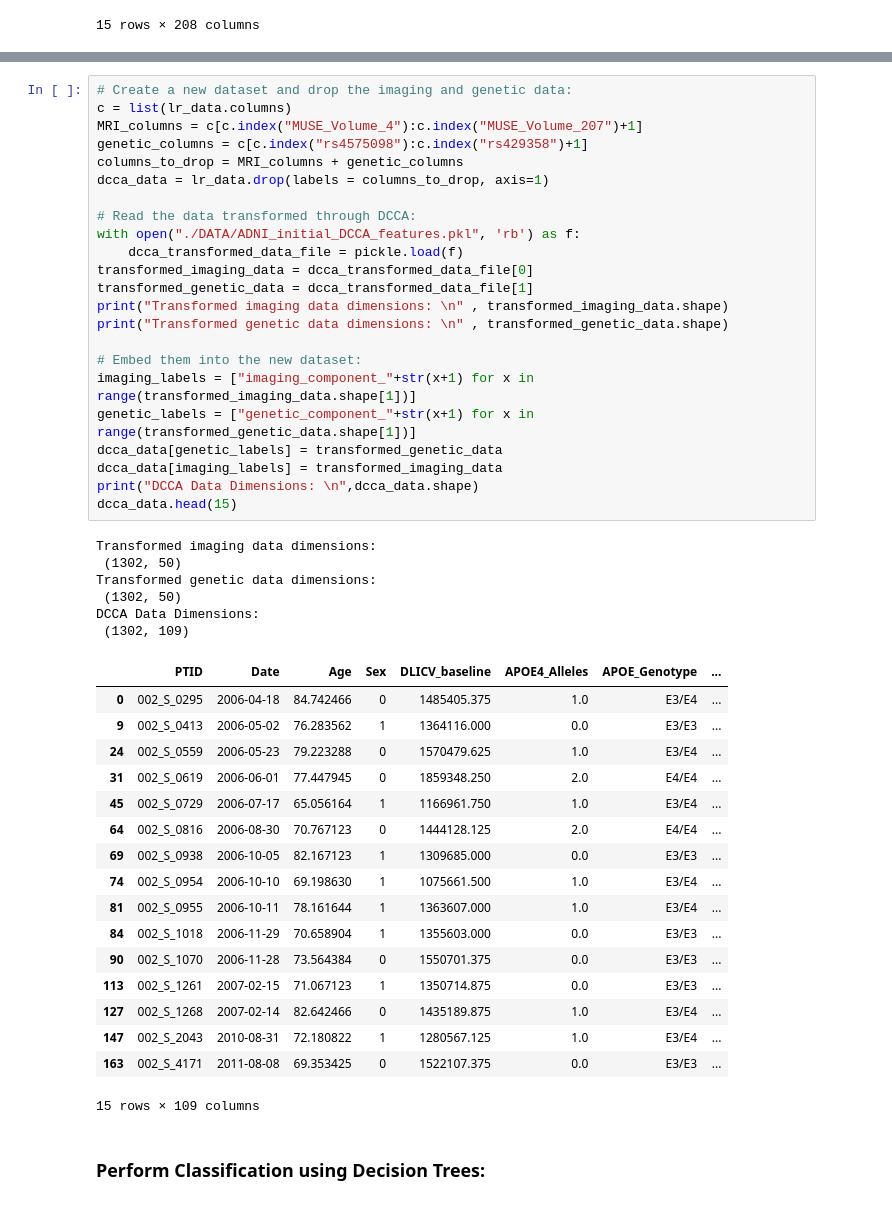
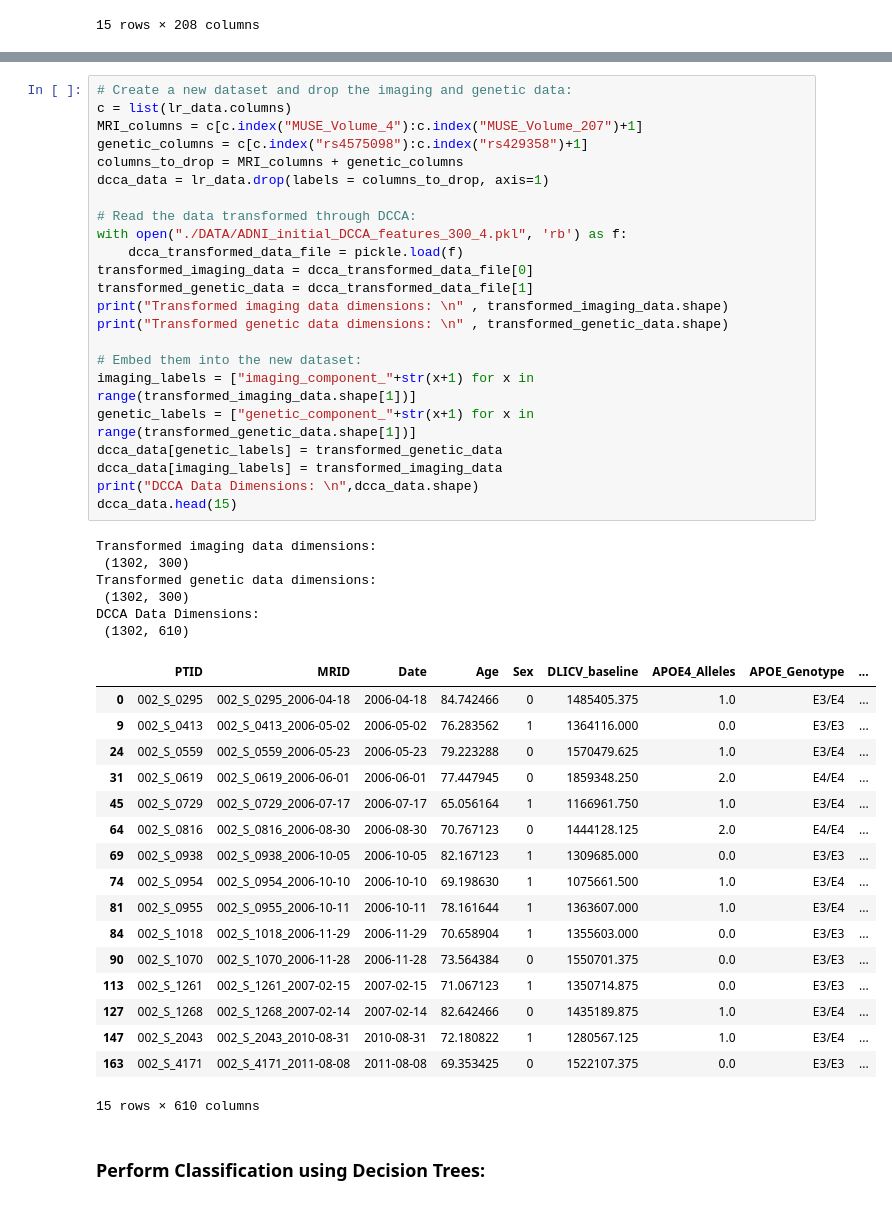
Before and after one commit to georgeaidinis/Dissertation, a Jupyter notebook: DeepCCA Model/ADNI Classification DTs.ipynb, the cells around one changed output, grey strips where cells are left out. Drawn from its saved outputs; the diff is of its cells as text.

```diff
--- a/DeepCCA Model/ADNI Classification DTs.ipynb
+++ b/DeepCCA Model/ADNI Classification DTs.ipynb
@@ -117,50 +127,50 @@ lr_data.head(15)
 # %%
 # Create a new dataset and drop the imaging and genetic data:
 c = list(lr_data.columns)
 MRI_columns = c[c.index("MUSE_Volume_4"):c.index("MUSE_Volume_207")+1]
 genetic_columns = c[c.index("rs4575098"):c.index("rs429358")+1]
 columns_to_drop = MRI_columns + genetic_columns
 dcca_data = lr_data.drop(labels = columns_to_drop, axis=1)
 
 # Read the data transformed through DCCA:
-with open("./DATA/ADNI_initial_DCCA_features.pkl", 'rb') as f:
+with open("./DATA/ADNI_initial_DCCA_features_300_4.pkl", 'rb') as f:
     dcca_transformed_data_file = pickle.load(f)
 transformed_imaging_data = dcca_transformed_data_file[0]
 transformed_genetic_data = dcca_transformed_data_file[1]
 print("Transformed imaging data dimensions: \n" , transformed_imaging_data.shape)
 print("Transformed genetic data dimensions: \n" , transformed_genetic_data.shape)
 
 # Embed them into the new dataset:
 imaging_labels = ["imaging_component_"+str(x+1) for x in range(transformed_imaging_data.shape[1])]
 genetic_labels = ["genetic_component_"+str(x+1) for x in range(transformed_genetic_data.shape[1])]
 dcca_data[genetic_labels] = transformed_genetic_data
 dcca_data[imaging_labels] = transformed_imaging_data
 print("DCCA Data Dimensions: \n",dcca_data.shape)
 dcca_data.head(15)
 # %% [output]
 Transformed imaging data dimensions:
- (1302, 50)
+ (1302, 300)
 Transformed genetic data dimensions:
- (1302, 50)
+ (1302, 300)
 DCCA Data Dimensions:
- (1302, 109)
+ (1302, 610)
-|  | PTID | Date | Age | Sex | DLICV_baseline | APOE4_Alleles | APOE_Genotype | ... |
-| 0 | 002_S_0295 | 2006-04-18 | 84.742466 | 0 | 1485405.375 | 1.0 | E3/E4 | ... |
-| 9 | 002_S_0413 | 2006-05-02 | 76.283562 | 1 | 1364116.000 | 0.0 | E3/E3 | ... |
-| 24 | 002_S_0559 | 2006-05-23 | 79.223288 | 0 | 1570479.625 | 1.0 | E3/E4 | ... |
-| 31 | 002_S_0619 | 2006-06-01 | 77.447945 | 0 | 1859348.250 | 2.0 | E4/E4 | ... |
-| 45 | 002_S_0729 | 2006-07-17 | 65.056164 | 1 | 1166961.750 | 1.0 | E3/E4 | ... |
-| 64 | 002_S_0816 | 2006-08-30 | 70.767123 | 0 | 1444128.125 | 2.0 | E4/E4 | ... |
-| 69 | 002_S_0938 | 2006-10-05 | 82.167123 | 1 | 1309685.000 | 0.0 | E3/E3 | ... |
-| 74 | 002_S_0954 | 2006-10-10 | 69.198630 | 1 | 1075661.500 | 1.0 | E3/E4 | ... |
-| 81 | 002_S_0955 | 2006-10-11 | 78.161644 | 1 | 1363607.000 | 1.0 | E3/E4 | ... |
-| 84 | 002_S_1018 | 2006-11-29 | 70.658904 | 1 | 1355603.000 | 0.0 | E3/E3 | ... |
-| 90 | 002_S_1070 | 2006-11-28 | 73.564384 | 0 | 1550701.375 | 0.0 | E3/E3 | ... |
-| 113 | 002_S_1261 | 2007-02-15 | 71.067123 | 1 | 1350714.875 | 0.0 | E3/E3 | ... |
-| 127 | 002_S_1268 | 2007-02-14 | 82.642466 | 0 | 1435189.875 | 1.0 | E3/E4 | ... |
-| 147 | 002_S_2043 | 2010-08-31 | 72.180822 | 1 | 1280567.125 | 1.0 | E3/E4 | ... |
-| 163 | 002_S_4171 | 2011-08-08 | 69.353425 | 0 | 1522107.375 | 0.0 | E3/E3 | ... |
+|  | PTID | MRID | Date | Age | Sex | DLICV_baseline | APOE4_Alleles | APOE_Genotype | ... |
+| 0 | 002_S_0295 | 002_S_0295_2006-04-18 | 2006-04-18 | 84.742466 | 0 | 1485405.375 | 1.0 | E3/E4 | ... |
+| 9 | 002_S_0413 | 002_S_0413_2006-05-02 | 2006-05-02 | 76.283562 | 1 | 1364116.000 | 0.0 | E3/E3 | ... |
+| 24 | 002_S_0559 | 002_S_0559_2006-05-23 | 2006-05-23 | 79.223288 | 0 | 1570479.625 | 1.0 | E3/E4 | ... |
+| 31 | 002_S_0619 | 002_S_0619_2006-06-01 | 2006-06-01 | 77.447945 | 0 | 1859348.250 | 2.0 | E4/E4 | ... |
+| 45 | 002_S_0729 | 002_S_0729_2006-07-17 | 2006-07-17 | 65.056164 | 1 | 1166961.750 | 1.0 | E3/E4 | ... |
+| 64 | 002_S_0816 | 002_S_0816_2006-08-30 | 2006-08-30 | 70.767123 | 0 | 1444128.125 | 2.0 | E4/E4 | ... |
+| 69 | 002_S_0938 | 002_S_0938_2006-10-05 | 2006-10-05 | 82.167123 | 1 | 1309685.000 | 0.0 | E3/E3 | ... |
+| 74 | 002_S_0954 | 002_S_0954_2006-10-10 | 2006-10-10 | 69.198630 | 1 | 1075661.500 | 1.0 | E3/E4 | ... |
+| 81 | 002_S_0955 | 002_S_0955_2006-10-11 | 2006-10-11 | 78.161644 | 1 | 1363607.000 | 1.0 | E3/E4 | ... |
+| 84 | 002_S_1018 | 002_S_1018_2006-11-29 | 2006-11-29 | 70.658904 | 1 | 1355603.000 | 0.0 | E3/E3 | ... |
+| 90 | 002_S_1070 | 002_S_1070_2006-11-28 | 2006-11-28 | 73.564384 | 0 | 1550701.375 | 0.0 | E3/E3 | ... |
+| 113 | 002_S_1261 | 002_S_1261_2007-02-15 | 2007-02-15 | 71.067123 | 1 | 1350714.875 | 0.0 | E3/E3 | ... |
+| 127 | 002_S_1268 | 002_S_1268_2007-02-14 | 2007-02-14 | 82.642466 | 0 | 1435189.875 | 1.0 | E3/E4 | ... |
+| 147 | 002_S_2043 | 002_S_2043_2010-08-31 | 2010-08-31 | 72.180822 | 1 | 1280567.125 | 1.0 | E3/E4 | ... |
+| 163 | 002_S_4171 | 002_S_4171_2011-08-08 | 2011-08-08 | 69.353425 | 0 | 1522107.375 | 0.0 | E3/E3 | ... |
-15 rows × 109 columns
+15 rows × 610 columns
 # %% [markdown]
 ### Perform Classification using Decision Trees:
 # %%
```
Also changed, not shown: parts of 10 cells of this notebook, 3 other files.
